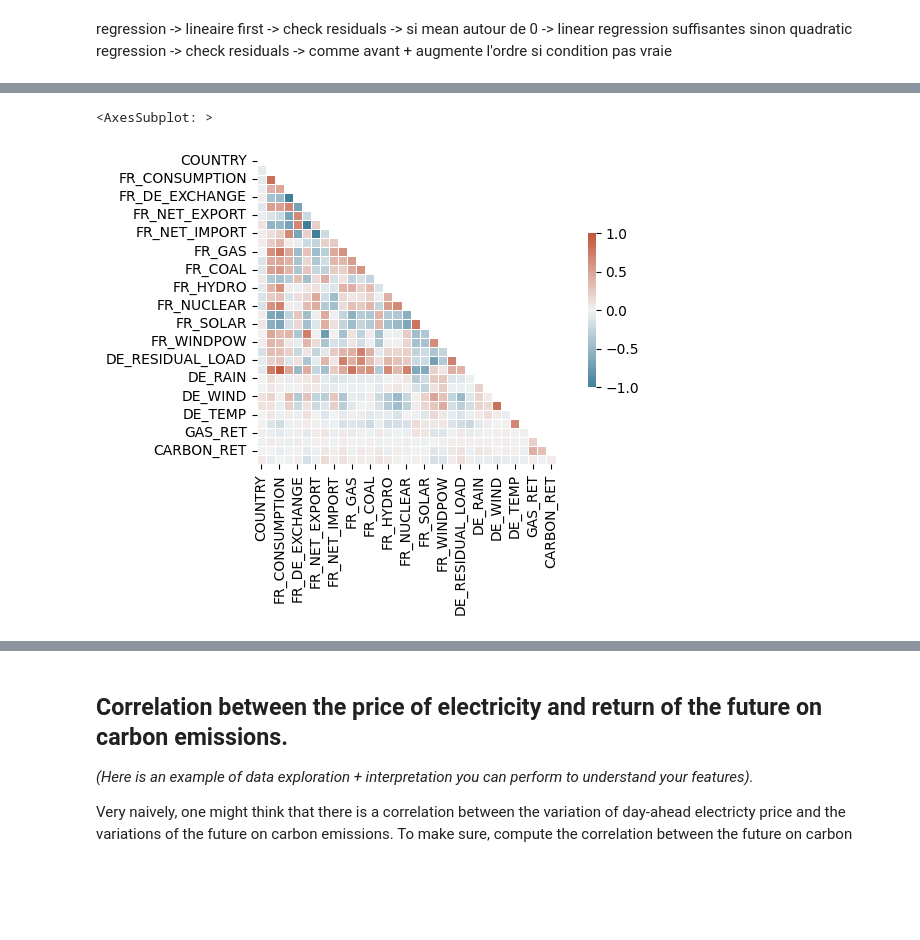
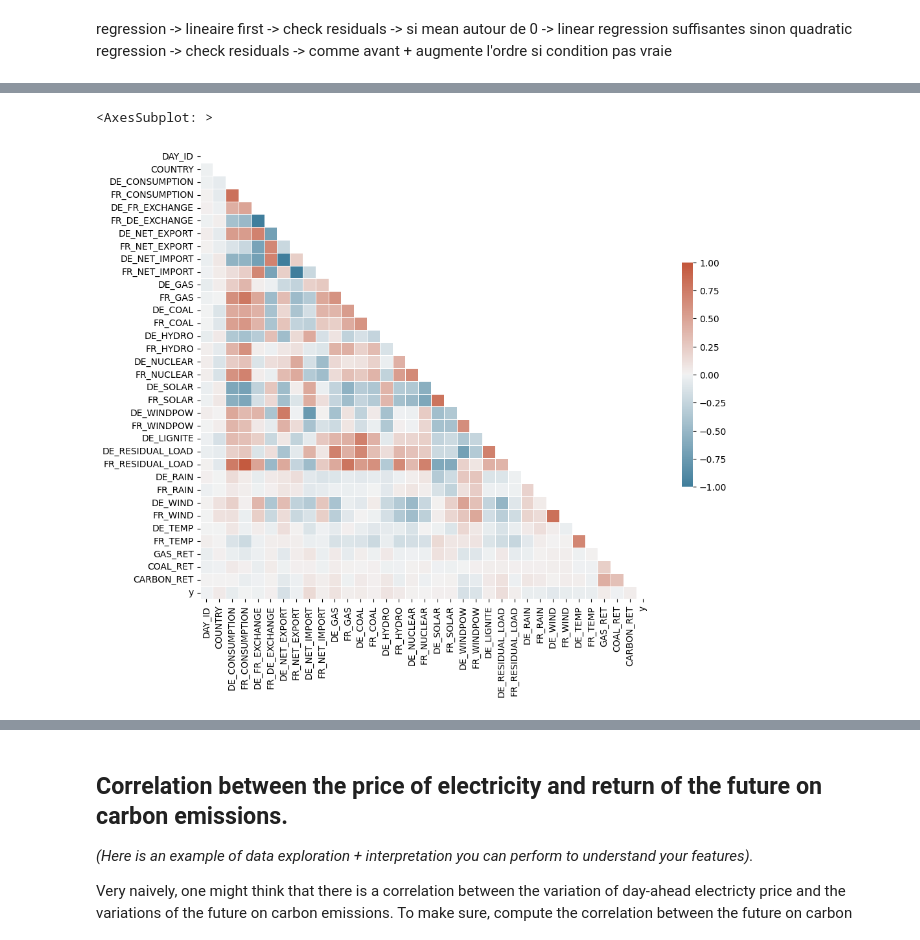
Before and after one commit to ELAARADI/Projects, a Jupyter notebook: QRT_electricity_prices_challenge.ipynb, the cells around one changed output, grey strips where cells are left out. Drawn from its saved outputs; the diff is of its cells as text; code cells hidden in the pictures; blank space fills up the shorter version.

```diff
--- a/QRT_electricity_prices_challenge.ipynb
+++ b/QRT_electricity_prices_challenge.ipynb
@@ -234,14 +220,8 @@ Index(['DAY_ID', 'COUNTRY', 'DE_CONSUMPTION', 'FR_CONSUMPTION',
        'FR_WIND', 'DE_TEMP', 'FR_TEMP', 'GAS_RET', 'COAL_RET', 'CARBON_RET'],
       dtype='object')
 # %%
-x_train = df_train[['COUNTRY', 'DE_CONSUMPTION', 'FR_CONSUMPTION',
-       'DE_FR_EXCHANGE', 'FR_DE_EXCHANGE', 'DE_NET_EXPORT', 'FR_NET_EXPORT',
-       'DE_NET_IMPORT', 'FR_NET_IMPORT', 'DE_GAS', 'FR_GAS', 'DE_COAL',
-       'FR_COAL', 'DE_HYDRO', 'FR_HYDRO', 'DE_NUCLEAR', 'FR_NUCLEAR',
-       'DE_SOLAR', 'FR_SOLAR', 'DE_WINDPOW', 'FR_WINDPOW', 'DE_LIGNITE',
-       'DE_RESIDUAL_LOAD', 'FR_RESIDUAL_LOAD', 'DE_RAIN', 'FR_RAIN', 'DE_WIND',
-       'FR_WIND', 'DE_TEMP', 'FR_TEMP', 'GAS_RET', 'COAL_RET', 'CARBON_RET']]
-x_train['y'] = df_y_train.TARGET
+x_train = copy.deepcopy(df_train)
+x_train['y'] = df_y_train
 
 #x_test = df_test
 
@@ -250,8 +244,3 @@ x_train.replace('DE',1,inplace=True)
 # %% [markdown]
 regression -> lineaire first -> check residuals -> si mean autour de 0 -> linear regression suffisantes
 sinon quadratic regression -> check residuals -> comme avant + augmente l'ordre si condition pas vraie
-# %%
-# For each column, fill with defaut value 0.
-for col in x_train.columns.tolist():
-    x_train[col] = x_train[col].fillna(0)
-    #x[col] =  df_test[col].fillna(0)
@@ -298,21 +247,22 @@ xmatrix_last
 # %%
 #heat map
 # Compute the correlation matrix
 corr = x_train.corr()
+#corr = df_train.corr()
 
 # Generate a mask for the upper triangle
 mask = np.triu(np.ones_like(corr, dtype=bool))
 
 # Set up the matplotlib figure
-f, ax = plt.subplots(figsize=(6, 4))
+f, ax = plt.subplots(figsize=(13, 9))
 
 # Generate a custom diverging colormap
 cmap = sns.diverging_palette(230, 20, as_cmap=True)
 
 # Draw the heatmap with the mask and correct aspect ratio
 sns.heatmap(corr, mask=mask, cmap=cmap, vmax=1., center=0,
             square=True, linewidths=.5, cbar_kws={"shrink": .5})
 # %% [output]
 <AxesSubplot: >
-[figure, old version]
+[figure, new version]
 # %%
```
Also changed, not shown: parts of 92 cells of this notebook.
